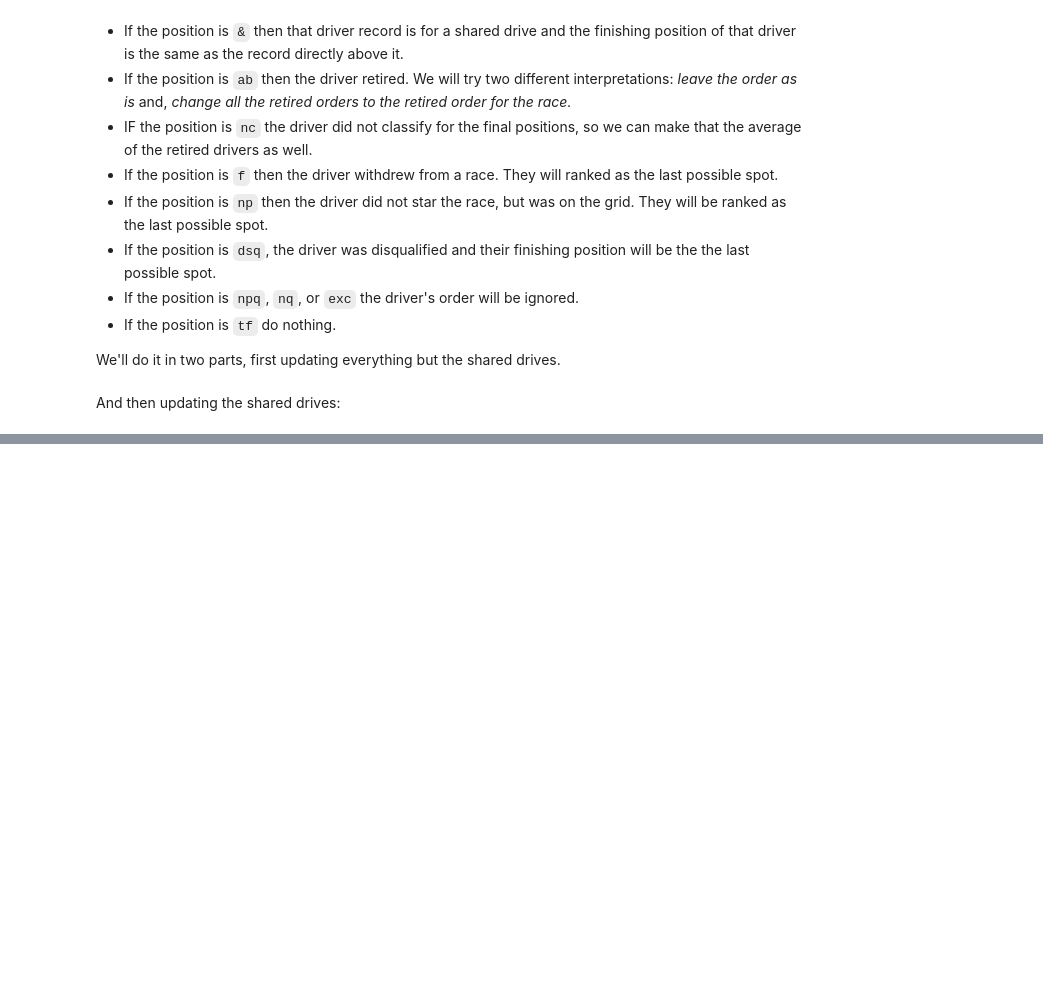
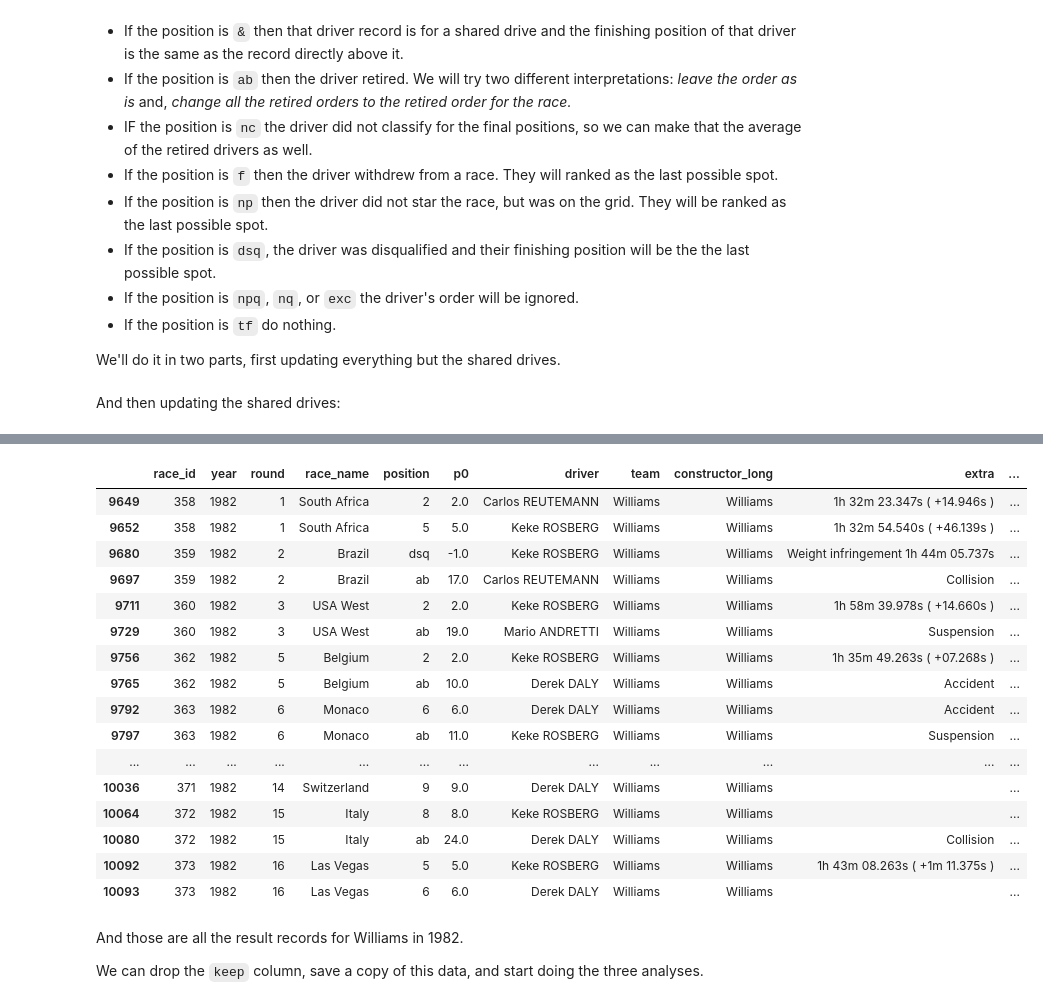
Before and after one commit to lennymd/formulaOne, a Jupyter notebook: _analysis/notebook/f1-best-championship-season-work-v2.ipynb, the cells around one changed output, grey strips where cells are left out. Cells and saved outputs as stored; diff of their text form; code cells hidden in the pictures; blank space fills up the shorter version.

```diff
--- a/_analysis/notebook/f1-best-championship-season-work-v2.ipynb
+++ b/_analysis/notebook/f1-best-championship-season-work-v2.ipynb
@@ -181,0 +193,26 @@ race_results[race_results.race_id == 273]
+# %%
+results = combine[combine.keep == "both"]
+# %%
+results[results.year == 1982]
+# %% [output]
+|  | race_id | year | round | race_name | position | p0 | driver | team | constructor_long | extra | ... |
+| 9649 | 358 | 1982 | 1 | South Africa | 2 | 2.0 | Carlos REUTEMANN | Williams | Williams | 1h 32m 23.347s ( +14.946s ) | ... |
+| 9652 | 358 | 1982 | 1 | South Africa | 5 | 5.0 | Keke ROSBERG | Williams | Williams | 1h 32m 54.540s ( +46.139s ) | ... |
+| 9680 | 359 | 1982 | 2 | Brazil | dsq | -1.0 | Keke ROSBERG | Williams | Williams | Weight infringement 1h 44m 05.737s | ... |
+| 9697 | 359 | 1982 | 2 | Brazil | ab | 17.0 | Carlos REUTEMANN | Williams | Williams | Collision | ... |
+| 9711 | 360 | 1982 | 3 | USA West | 2 | 2.0 | Keke ROSBERG | Williams | Williams | 1h 58m 39.978s ( +14.660s ) | ... |
+| 9729 | 360 | 1982 | 3 | USA West | ab | 19.0 | Mario ANDRETTI | Williams | Williams | Suspension | ... |
+| 9756 | 362 | 1982 | 5 | Belgium | 2 | 2.0 | Keke ROSBERG | Williams | Williams | 1h 35m 49.263s ( +07.268s ) | ... |
+| 9765 | 362 | 1982 | 5 | Belgium | ab | 10.0 | Derek DALY | Williams | Williams | Accident | ... |
+| 9792 | 363 | 1982 | 6 | Monaco | 6 | 6.0 | Derek DALY | Williams | Williams | Accident | ... |
+| 9797 | 363 | 1982 | 6 | Monaco | ab | 11.0 | Keke ROSBERG | Williams | Williams | Suspension | ... |
+| ... | ... | ... | ... | ... | ... | ... | ... | ... | ... | ... | ... |
+| 10036 | 371 | 1982 | 14 | Switzerland | 9 | 9.0 | Derek DALY | Williams | Williams |  | ... |
+| 10064 | 372 | 1982 | 15 | Italy | 8 | 8.0 | Keke ROSBERG | Williams | Williams |  | ... |
+| 10080 | 372 | 1982 | 15 | Italy | ab | 24.0 | Derek DALY | Williams | Williams | Collision | ... |
+| 10092 | 373 | 1982 | 16 | Las Vegas | 5 | 5.0 | Keke ROSBERG | Williams | Williams | 1h 43m 08.263s ( +1m 11.375s ) | ... |
+| 10093 | 373 | 1982 | 16 | Las Vegas | 6 | 6.0 | Derek DALY | Williams | Williams |  | ... |
+# %% [markdown]
+And those are all the result records for Williams in 1982.
+
+We can drop the `keep` column, save a copy of this data, and start doing the three analyses.
```
Also changed, not shown: parts of 24 cells of this notebook, 6 other files.
